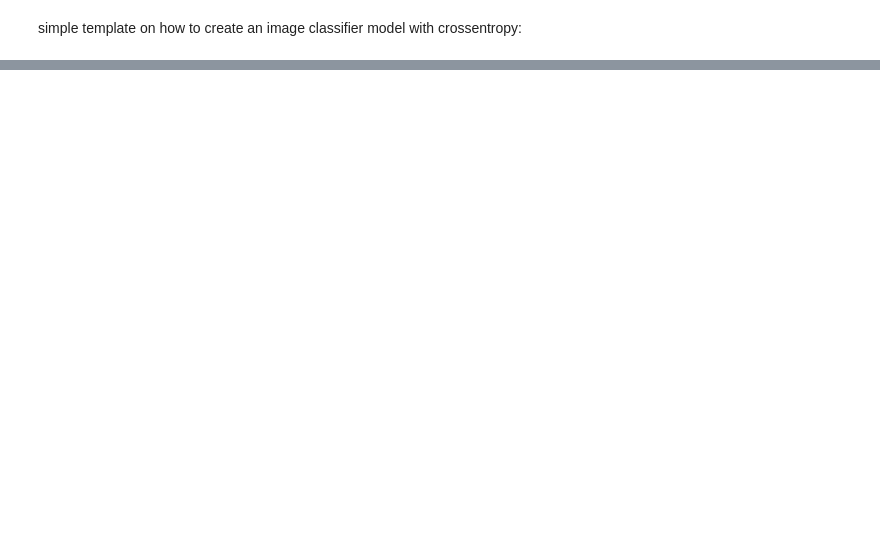
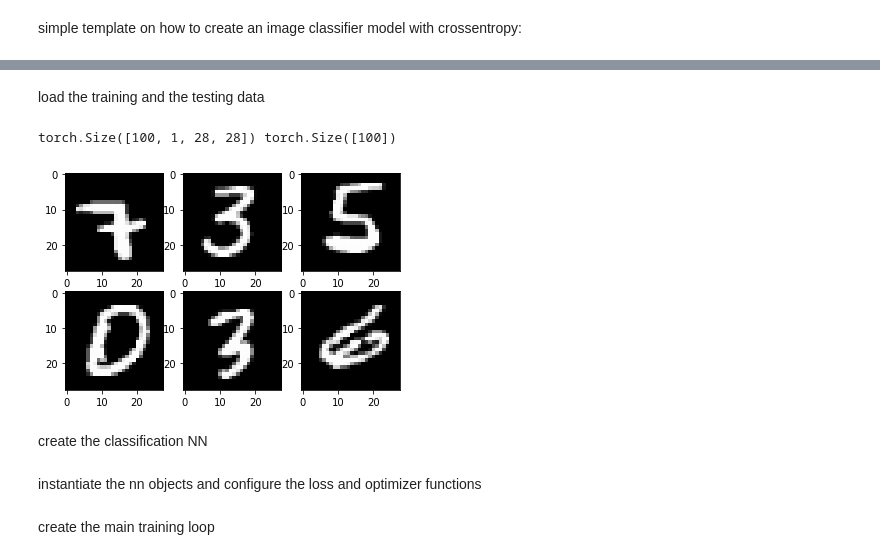
Before and after one commit to Beatrix-droid/pytorch-tutorial, a Jupyter notebook: pytorch_tutorial_2.ipynb, the cells around one changed output, grey strips where cells are left out. Drawn from its saved outputs; the diff is of its cells as text; code cells hidden in the pictures; blank space fills up the shorter version.

Commit message:
added notes on how to create  an image classifier nn

```diff
--- a/pytorch_tutorial_2.ipynb
+++ b/pytorch_tutorial_2.ipynb
@@ -977,0 +1038,12 @@ Finally we have the Softmax (we have already seen it). It wills quash teh inputs
+# %%
+#define some hyperparameters
+input_size=784 #as img size is 28*28 =784, need to flatten them as a 1d tensor
+hidden_size=100
+num_classes=10 #digits from 0 to 9
+num_epochs=2
+batch_size=100
+learning_rate=0.001
+# %%
+#load the MNIST data:
+train_dataset=torchvision.datasets.MNIST(root="./data", train=True,
+                                         transform= transforms.ToTensor(), download=True)
@@ -977,0 +1054,4 @@ Finally we have the Softmax (we have already seen it). It wills quash teh inputs
+# %% [markdown]
+load the training and the testing data
+# %%
+train_loader=torch.utils.data.DataLoader(dataset=train_dataset, batch_size=batch_size, shuffle=True)
@@ -977,0 +1061,16 @@ Finally we have the Softmax (we have already seen it). It wills quash teh inputs
+# %%
+#look at a sample of the data
+examples=iter(train_loader)
+samples, labels= examples.next()
+print(samples.shape, labels.shape)
+# %% [output]
+torch.Size([100, 1, 28, 28]) torch.Size([100])
+# %%
+for i in range(6):
+  plt.subplot(2,3, i+1)
+  plt.imshow(samples[i][0], cmap="gray")
+plt.show()
+# %% [output]
+[figure, added]
+# %% [markdown]
+create the classification NN
@@ -977,0 +1093,2 @@ Finally we have the Softmax (we have already seen it). It wills quash teh inputs
+# %% [markdown]
+instantiate the nn objects and configure the loss and optimizer functions
@@ -977,0 +1099,2 @@ Finally we have the Softmax (we have already seen it). It wills quash teh inputs
+# %% [markdown]
+create the main training loop
```
Also changed, not shown: parts of 31 cells of this notebook.
